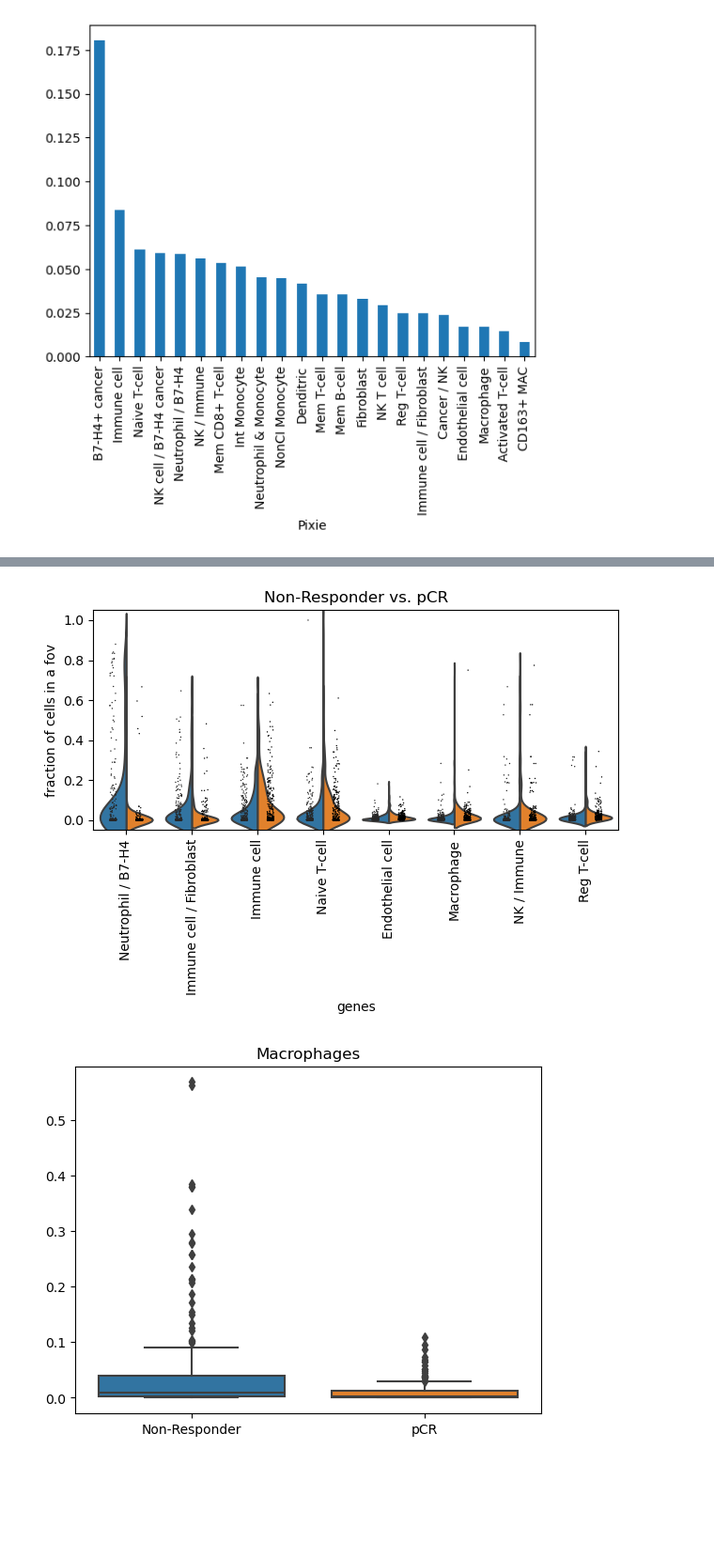
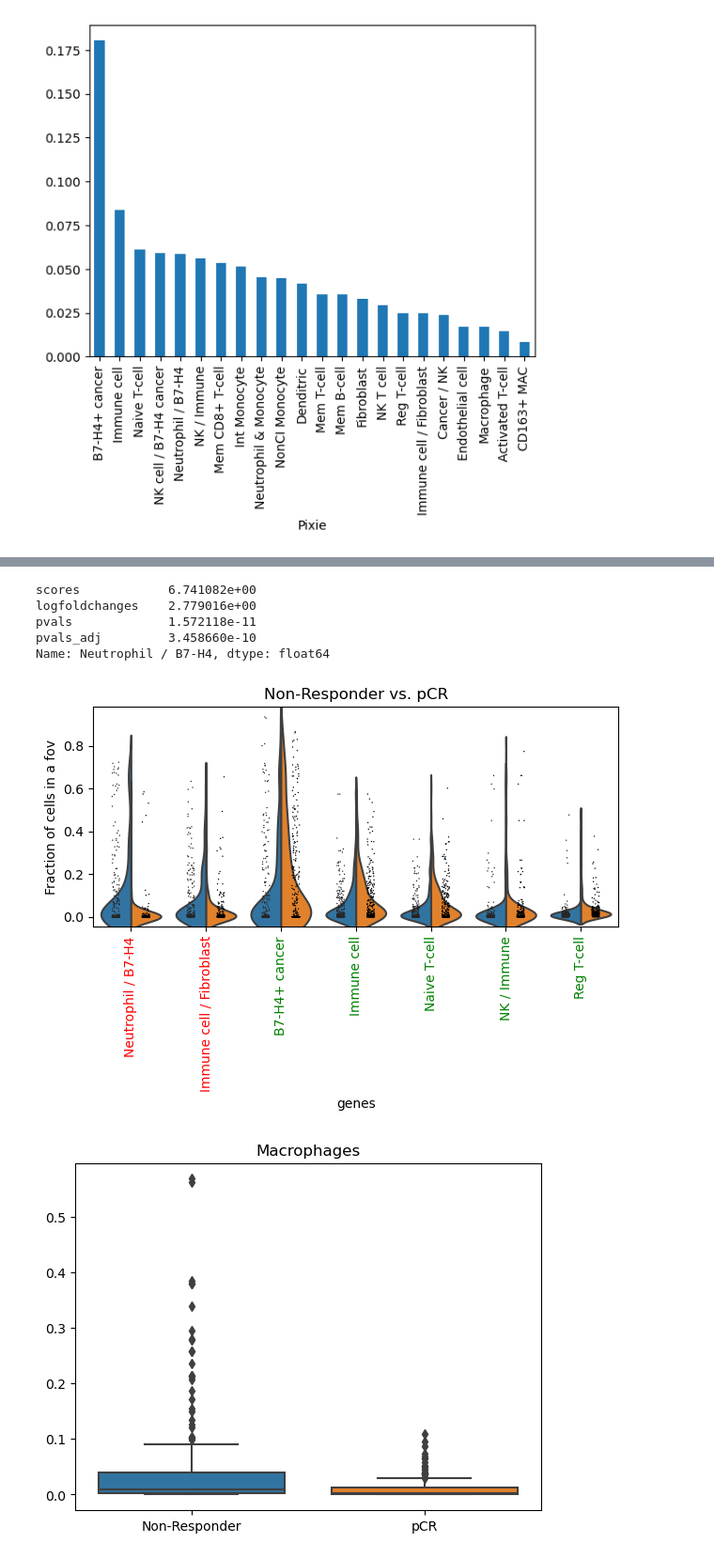
Before and after one commit to Schumacher-group/IMC_TNBC_analysis, a Jupyter notebook: results_analysis/non_spatial.ipynb, the cells around one changed output, grey strips where cells are left out. Shown at 94% size. Drawn from its saved outputs; the diff is of its cells as text; code cells hidden in the pictures; blank space fills up the shorter version.

```diff
--- a/results_analysis/non_spatial.ipynb
+++ b/results_analysis/non_spatial.ipynb
@@ -107,6 +111,8 @@ Neutrophil / B7-H4,Immune cell / Fibroblast,Immune cell,Naive T-cell,Endothelial
 # %%
 print('Statistically significant different cell type:')
-stat_sign_diff_ct = cell_type_per_fov.uns['wilcoxon']['names']['Non-Responder'][cell_type_per_fov.uns['wilcoxon']['pvals_adj']['Non-Responder']<0.01]
+
+wilcoxon_tb = cell_type_per_fov.uns['wilcoxon']
+stat_sign_diff_ct = wilcoxon_tb['names'][(wilcoxon_tb['pvals_adj']['Non-Responder']<0.01)*np.abs(wilcoxon_tb[ 'logfoldchanges']['Non-Responder'])>0.5]['Non-Responder']
 print(*stat_sign_diff_ct,sep = ',')
 sc.get.rank_genes_groups_df(cell_type_per_fov, group='Non-Responder', key='wilcoxon')
 # %% [output]
@@ -138,12 +165,30 @@ WARNING: dendrogram data not found (using key=dendrogram_Response). Running `sc.
+# %%
+a.loc[ax.xaxis.get_ticklabels()[0].get_text()]
+# %% [output]
+scores            6.741082e+00
+logfoldchanges    2.779016e+00
+pvals             1.572118e-11
+pvals_adj         3.458660e-10
+Name: Neutrophil / B7-H4, dtype: float64
 # %%
-sc.pl.rank_genes_groups_violin(cell_type_per_fov, gene_names= stat_sign_diff_ct,key="wilcoxon",show = False)
-#sc.pl.rank_genes_groups
 
-plt.gca().set( ylabel='fraction of cells in a fov')
+a = sc.get.rank_genes_groups_df(cell_type_per_fov, group='Non-Responder', key='wilcoxon').set_index('names').loc[stat_sign_diff_ct]
+
+ax = plt.gca()
+sc.pl.rank_genes_groups_violin(cell_type_per_fov, gene_names= stat_sign_diff_ct,key="wilcoxon",show = False,ax=ax)
+#sc.pl.rank_genes_groups_violin(cell_type_per_fov, gene_names= stat_sign_diff_ct,key="wilcoxon",show = False,ax=ax)
+
+
+ax.set( ylabel='Fraction of cells in a fov')
+for cell_type in ax.xaxis.get_ticklabels():
+    if a.loc[cell_type.get_text()].logfoldchanges>0:
+        cell_type.set_color('red')
+    else:
+        cell_type.set_color('green')
 plt.tight_layout()
 #plt.savefig(output_fig+'/diff_expr_marker/response_violin')
 # %% [output]
-[figure, old version]
+[figure, new version]
 # %%
 #for protein in sc.get.rank_genes_groups_df(cell_type_per_fov, group='Non-Responder', key='wilcoxon').names.iloc[0:3]:
 for protein in stat_sign_diff_ct:
```
Also changed, not shown: parts of 30 cells of this notebook, 31 other files.
